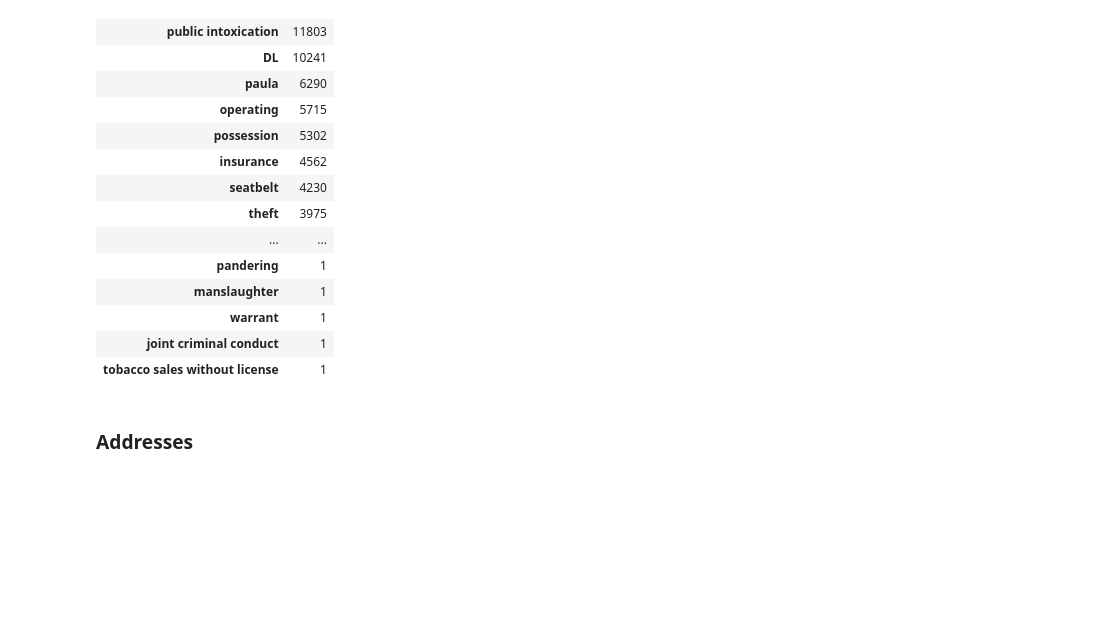
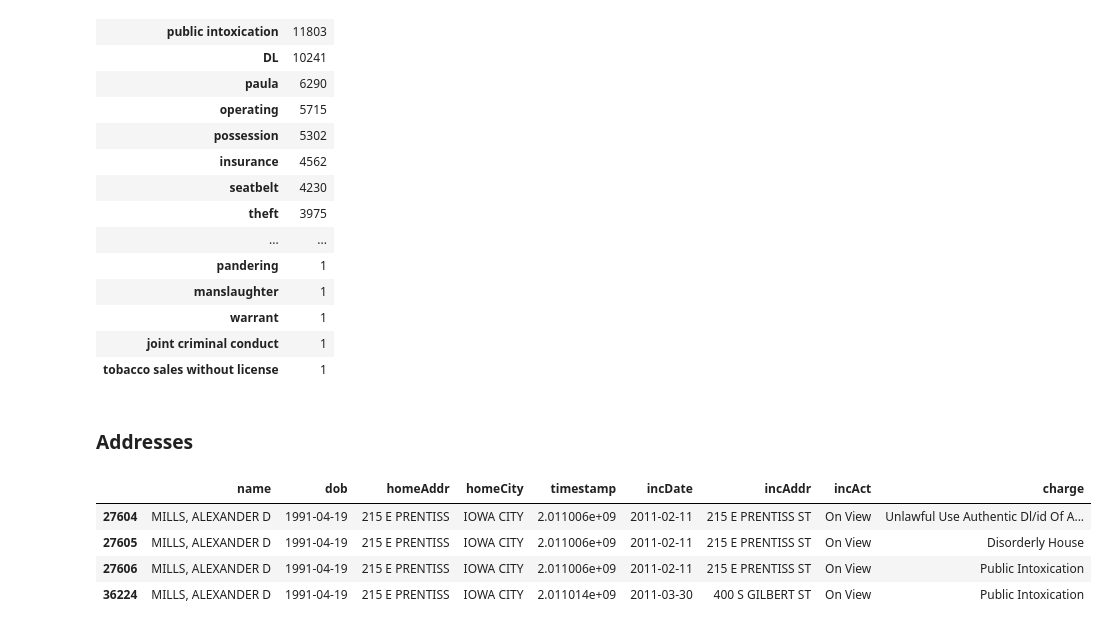
Before and after one commit to ryan-p-larson/DDDI, a Jupyter notebook: notebooks/formatting/icpd-format.ipynb, the cells around one changed output. Saved outputs shown, nothing was run; the diff lists cells and outputs as text; code cells hidden in the pictures; blank space fills up the shorter version.

```diff
--- a/notebooks/formatting/icpd-format.ipynb
+++ b/notebooks/formatting/icpd-format.ipynb
@@ -189,3 +214,11 @@ chargeGroups[['subcat', 'num']].groupby('subcat').agg('sum')\
 | tobacco sales without license | 1 |
 # %% [markdown]
 ### Addresses
+# %%
+arrDF[arrDF['name'] == 'MILLS, ALEXANDER D']
+# %% [output]
+|  | name | dob | homeAddr | homeCity | timestamp | incDate | incAddr | incAct | charge |
+| 27604 | MILLS, ALEXANDER D | 1991-04-19 | 215 E PRENTISS | IOWA CITY | 2.011006e+09 | 2011-02-11 | 215 E PRENTISS ST | On View | Unlawful Use Authentic Dl/id Of A... |
+| 27605 | MILLS, ALEXANDER D | 1991-04-19 | 215 E PRENTISS | IOWA CITY | 2.011006e+09 | 2011-02-11 | 215 E PRENTISS ST | On View | Disorderly House |
+| 27606 | MILLS, ALEXANDER D | 1991-04-19 | 215 E PRENTISS | IOWA CITY | 2.011006e+09 | 2011-02-11 | 215 E PRENTISS ST | On View | Public Intoxication |
+| 36224 | MILLS, ALEXANDER D | 1991-04-19 | 215 E PRENTISS | IOWA CITY | 2.011014e+09 | 2011-03-30 | 400 S GILBERT ST | On View | Public Intoxication |
```
Also changed, not shown: parts of 5 cells of this notebook, 2 other files.
